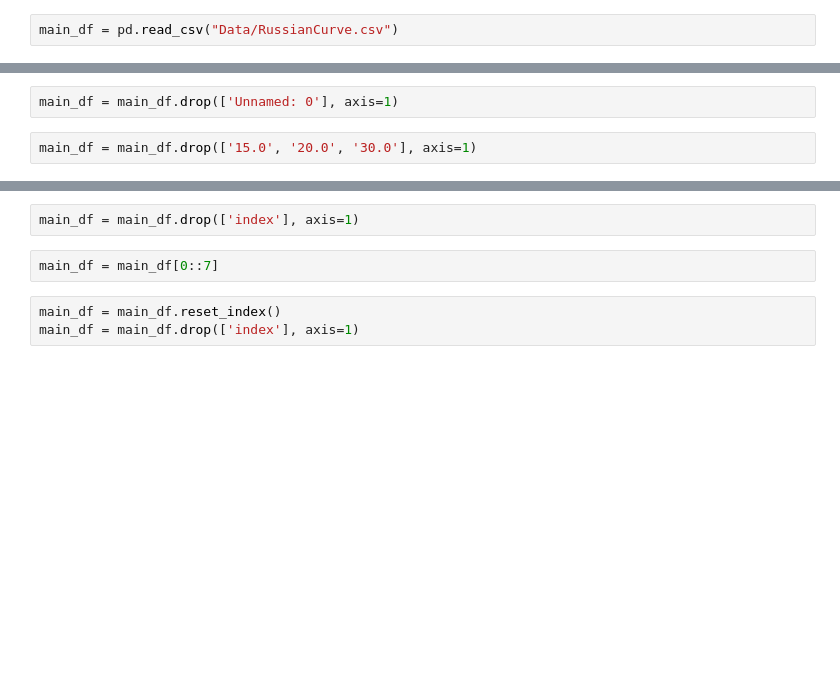
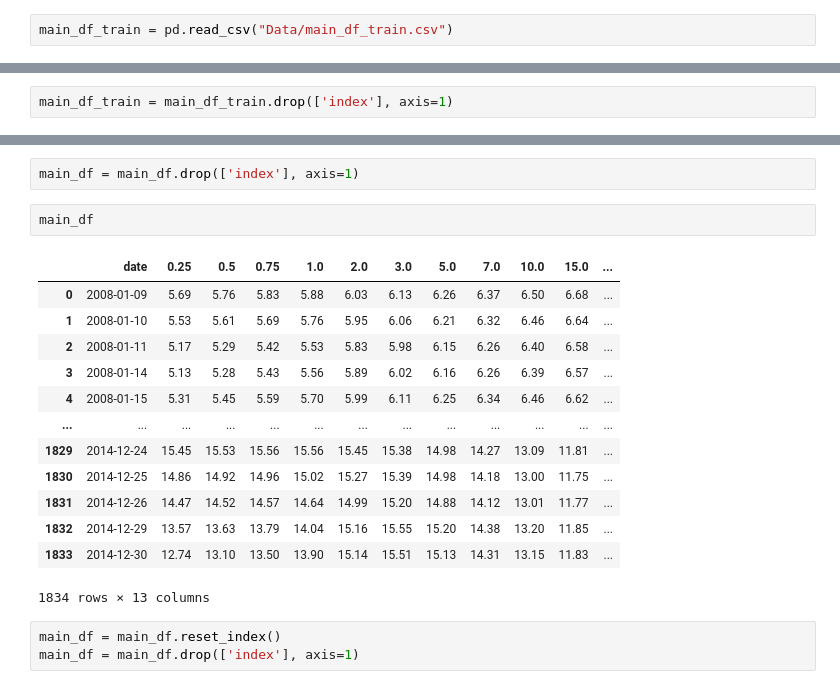
Before and after one commit to VsevolodZaostrovsky/MOEX-Yield-Curve-Forecasting, a Jupyter notebook: DataWork/SimpleDataActions.ipynb, the cells around one changed output, grey strips where cells are left out. Drawn from its saved outputs; the diff is of its cells as text; blank space fills up the shorter version.

```diff
--- a/DataWork/SimpleDataActions.ipynb
+++ b/DataWork/SimpleDataActions.ipynb
@@ -3,4 +3,4 @@ import pandas as pd
 from sklearn.model_selection import train_test_split
 import matplotlib.pyplot as plt
 # %%
-main_df = pd.read_csv("Data/RussianCurve.csv")
+main_df_train = pd.read_csv("Data/main_df_train.csv")
@@ -23,4 +11,2 @@ main_df.head(-5)
 # %%
-main_df = main_df.drop(['Unnamed: 0'], axis=1)
+main_df_train = main_df_train.drop(['index'], axis=1)
-# %%
-main_df = main_df.drop(['15.0', '20.0', '30.0'], axis=1)
@@ -30,8 +18,22 @@ main_df = main_df[::-1]
 main_df = main_df.reset_index()
 # %%
 main_df = main_df.drop(['index'], axis=1)
-# %%
-main_df = main_df[0::7]
+# %%
+main_df
+# %% [output]
+|  | date | 0.25 | 0.5 | 0.75 | 1.0 | 2.0 | 3.0 | 5.0 | 7.0 | 10.0 | 15.0 | ... |
+| 0 | 2008-01-09 | 5.69 | 5.76 | 5.83 | 5.88 | 6.03 | 6.13 | 6.26 | 6.37 | 6.50 | 6.68 | ... |
+| 1 | 2008-01-10 | 5.53 | 5.61 | 5.69 | 5.76 | 5.95 | 6.06 | 6.21 | 6.32 | 6.46 | 6.64 | ... |
+| 2 | 2008-01-11 | 5.17 | 5.29 | 5.42 | 5.53 | 5.83 | 5.98 | 6.15 | 6.26 | 6.40 | 6.58 | ... |
+| 3 | 2008-01-14 | 5.13 | 5.28 | 5.43 | 5.56 | 5.89 | 6.02 | 6.16 | 6.26 | 6.39 | 6.57 | ... |
+| 4 | 2008-01-15 | 5.31 | 5.45 | 5.59 | 5.70 | 5.99 | 6.11 | 6.25 | 6.34 | 6.46 | 6.62 | ... |
+| ... | ... | ... | ... | ... | ... | ... | ... | ... | ... | ... | ... | ... |
+| 1829 | 2014-12-24 | 15.45 | 15.53 | 15.56 | 15.56 | 15.45 | 15.38 | 14.98 | 14.27 | 13.09 | 11.81 | ... |
+| 1830 | 2014-12-25 | 14.86 | 14.92 | 14.96 | 15.02 | 15.27 | 15.39 | 14.98 | 14.18 | 13.00 | 11.75 | ... |
+| 1831 | 2014-12-26 | 14.47 | 14.52 | 14.57 | 14.64 | 14.99 | 15.20 | 14.88 | 14.12 | 13.01 | 11.77 | ... |
+| 1832 | 2014-12-29 | 13.57 | 13.63 | 13.79 | 14.04 | 15.16 | 15.55 | 15.20 | 14.38 | 13.20 | 11.85 | ... |
+| 1833 | 2014-12-30 | 12.74 | 13.10 | 13.50 | 13.90 | 15.14 | 15.51 | 15.13 | 14.31 | 13.15 | 11.83 | ... |
+1834 rows × 13 columns
 # %%
 main_df = main_df.reset_index()
 main_df = main_df.drop(['index'], axis=1)
```
Also changed, not shown: parts of 4 cells of this notebook.
